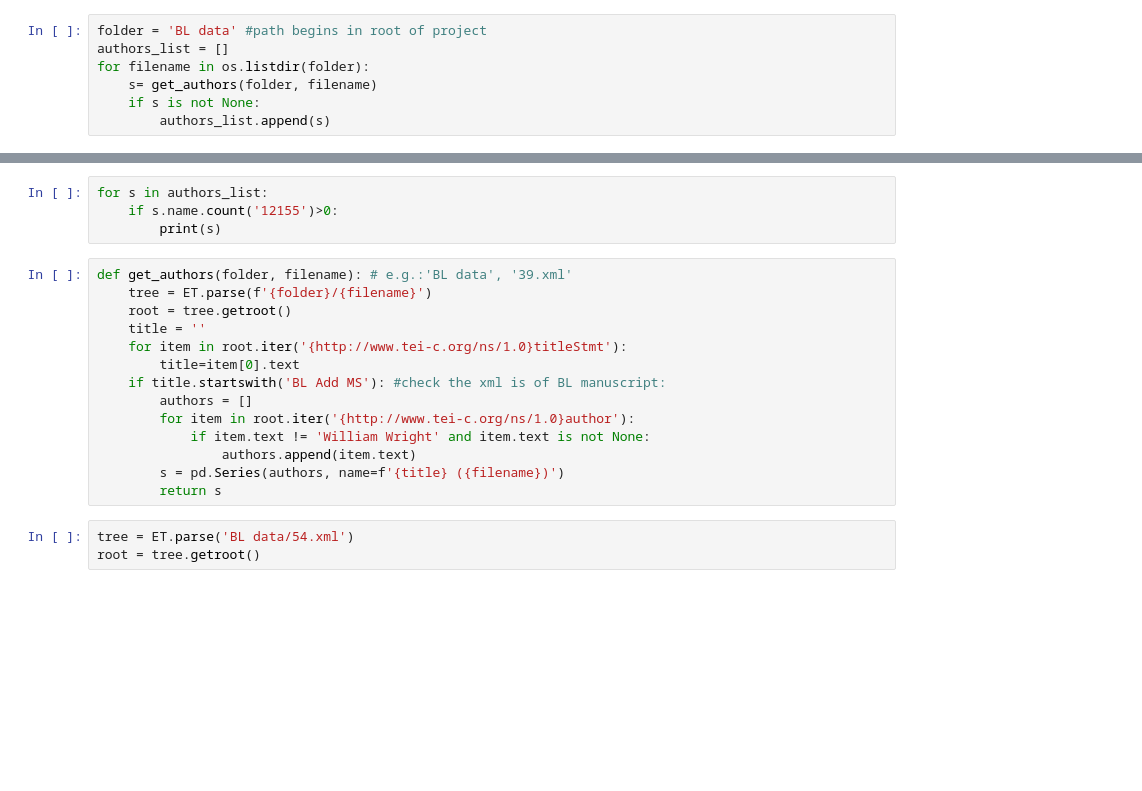
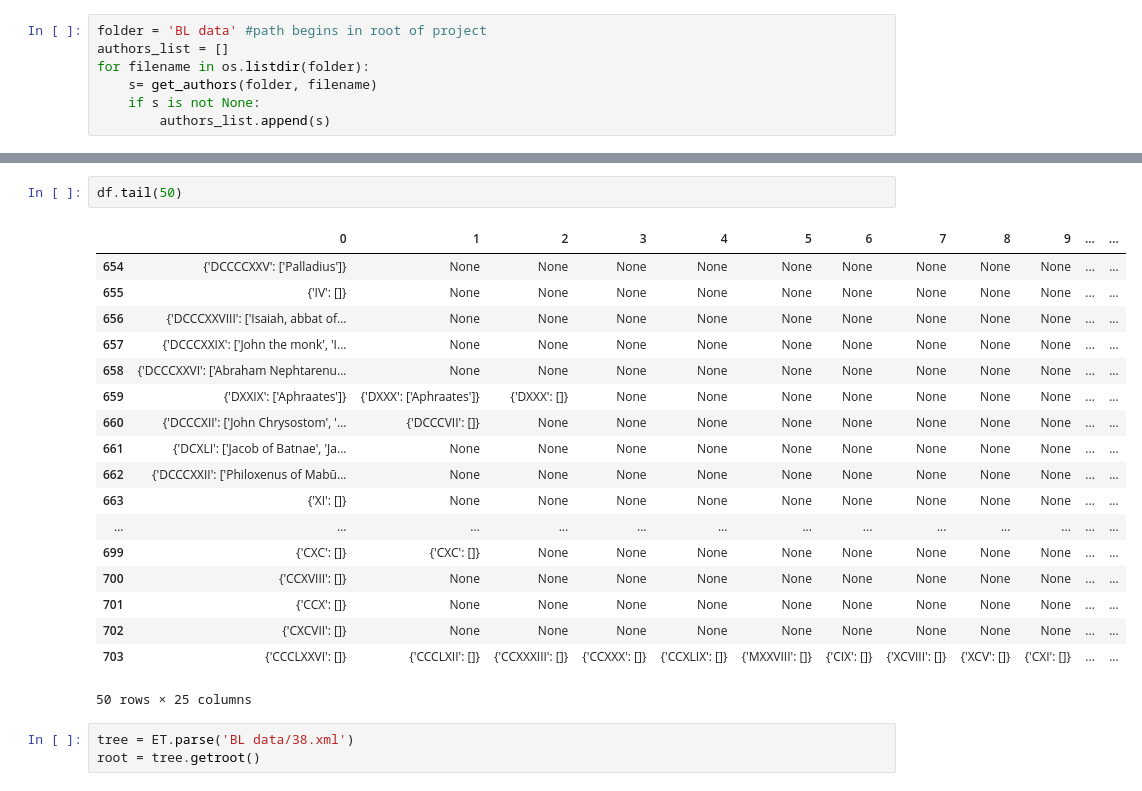
Before and after one commit to maeirnoam/ReligionDH, a Jupyter notebook: Simtho/BL XML.ipynb, the cells around one changed output, grey strips where cells are left out. Saved outputs shown, nothing was run; the diff lists cells and outputs as text; blank space fills up the shorter version.

```diff
--- a/Simtho/BL XML.ipynb
+++ b/Simtho/BL XML.ipynb
@@ -28,23 +64,26 @@ df.head(5)
-# %%
-for s in authors_list:
-    if s.name.count('12155')>0:
-        print(s)
-# %%
-def get_authors(folder, filename): # e.g.:'BL data', '39.xml'
-    tree = ET.parse(f'{folder}/{filename}')
-    root = tree.getroot()
-    title = ''
-    for item in root.iter('{http://www.tei-c.org/ns/1.0}titleStmt'):
-        title=item[0].text
-    if title.startswith('BL Add MS'): #check the xml is of BL manuscript:
-        authors = []
-        for item in root.iter('{http://www.tei-c.org/ns/1.0}author'):
-            if item.text != 'William Wright' and item.text is not None:
-                authors.append(item.text)
-        s = pd.Series(authors, name=f'{title} ({filename})')
-        return s
+# %%
+df.tail(50)
+# %% [output]
+|  | 0 | 1 | 2 | 3 | 4 | 5 | 6 | 7 | 8 | 9 | ... | ... |
+| 654 | {'DCCCCXXV': ['Palladius']} | None | None | None | None | None | None | None | None | None | ... | ... |
+| 655 | {'IV': []} | None | None | None | None | None | None | None | None | None | ... | ... |
+| 656 | {'DCCCXXVIII': ['Isaiah, abbat of... | None | None | None | None | None | None | None | None | None | ... | ... |
+| 657 | {'DCCCXXIX': ['John the monk', 'I... | None | None | None | None | None | None | None | None | None | ... | ... |
+| 658 | {'DCCCXXVI': ['Abraham Nephtarenu... | None | None | None | None | None | None | None | None | None | ... | ... |
+| 659 | {'DXXIX': ['Aphraates']} | {'DXXX': ['Aphraates']} | {'DXXX': []} | None | None | None | None | None | None | None | ... | ... |
+| 660 | {'DCCCXII': ['John Chrysostom', '... | {'DCCCVII': []} | None | None | None | None | None | None | None | None | ... | ... |
+| 661 | {'DCXLI': ['Jacob of Batnae', 'Ja... | None | None | None | None | None | None | None | None | None | ... | ... |
+| 662 | {'DCCCXXII': ['Philoxenus of Mabū... | None | None | None | None | None | None | None | None | None | ... | ... |
+| 663 | {'XI': []} | None | None | None | None | None | None | None | None | None | ... | ... |
+| ... | ... | ... | ... | ... | ... | ... | ... | ... | ... | ... | ... | ... |
+| 699 | {'CXC': []} | {'CXC': []} | None | None | None | None | None | None | None | None | ... | ... |
+| 700 | {'CCXVIII': []} | None | None | None | None | None | None | None | None | None | ... | ... |
+| 701 | {'CCX': []} | None | None | None | None | None | None | None | None | None | ... | ... |
+| 702 | {'CXCVII': []} | None | None | None | None | None | None | None | None | None | ... | ... |
+| 703 | {'CCCLXXVI': []} | {'CCCLXII': []} | {'CCXXXIII': []} | {'CCXXX': []} | {'CCXLIX': []} | {'MXXVIII': []} | {'CIX': []} | {'XCVIII': []} | {'XCV': []} | {'CXI': []} | ... | ... |
+50 rows × 25 columns
 # %%
-tree = ET.parse('BL data/54.xml')
+tree = ET.parse('BL data/38.xml')
 root = tree.getroot()
 # %%
 title = ''
```
Also changed, not shown: parts of 9 cells of this notebook, 1 other file.
